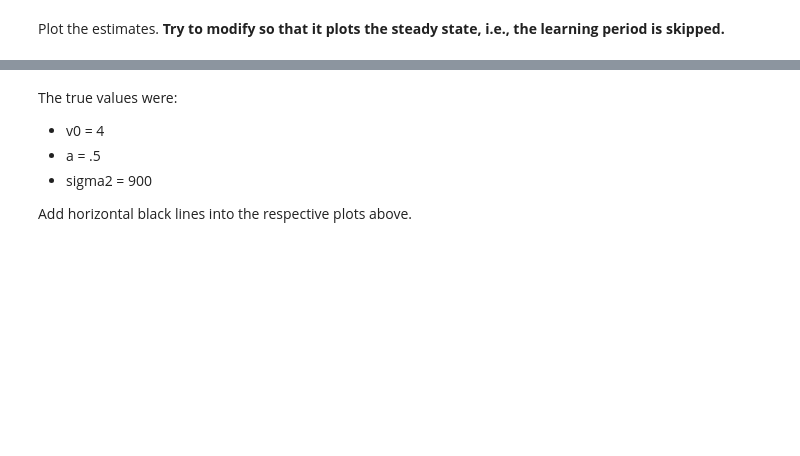
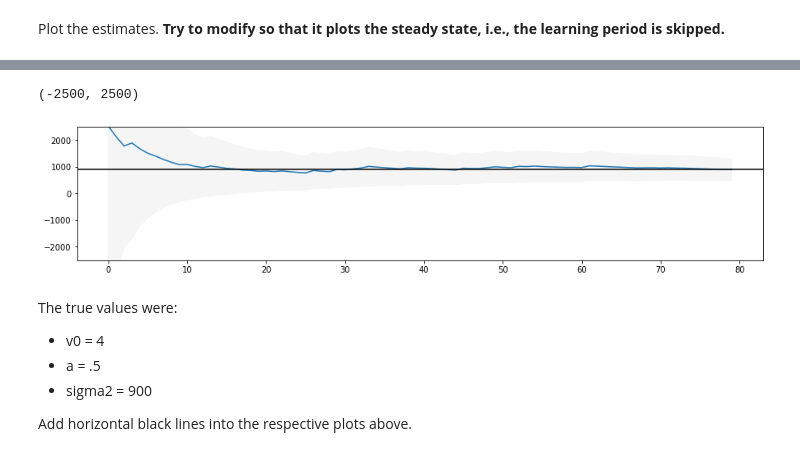
Before and after one commit to kai-wren/BM, a Jupyter notebook: labs/c1-2-tracking.ipynb, the cells around one changed output, grey strips where cells are left out. Drawn from its saved outputs; the diff is of its cells as text; code cells hidden in the pictures; blank space fills up the shorter version.

```diff
--- a/labs/c1-2-tracking.ipynb
+++ b/labs/c1-2-tracking.ipynb
@@ -114,14 +132,18 @@ plt.show()
 # %%
 std_sigma2_log = np.sqrt(np.array(regmodel.var_sigma2_log))
 
 plt.figure(figsize=(15, 3))
 plt.plot(regmodel.Esigma2_log)
+plt.axhline(regmodel.Esigma2, color='black')
 plt.fill_between(np.arange(ndat),
                  np.array(regmodel.Esigma2_log) + 3. * std_sigma2_log,
                  np.array(regmodel.Esigma2_log) - 3. * std_sigma2_log,
                  color='whitesmoke'
                  )
 plt.ylim(-2500, 2500)
+# %% [output]
+(-2500, 2500)
+[figure, added]
 # %% [markdown]
 The true values were:
    - v0 = 4
```
Also changed, not shown: parts of 5 cells of this notebook, 9 other files.
